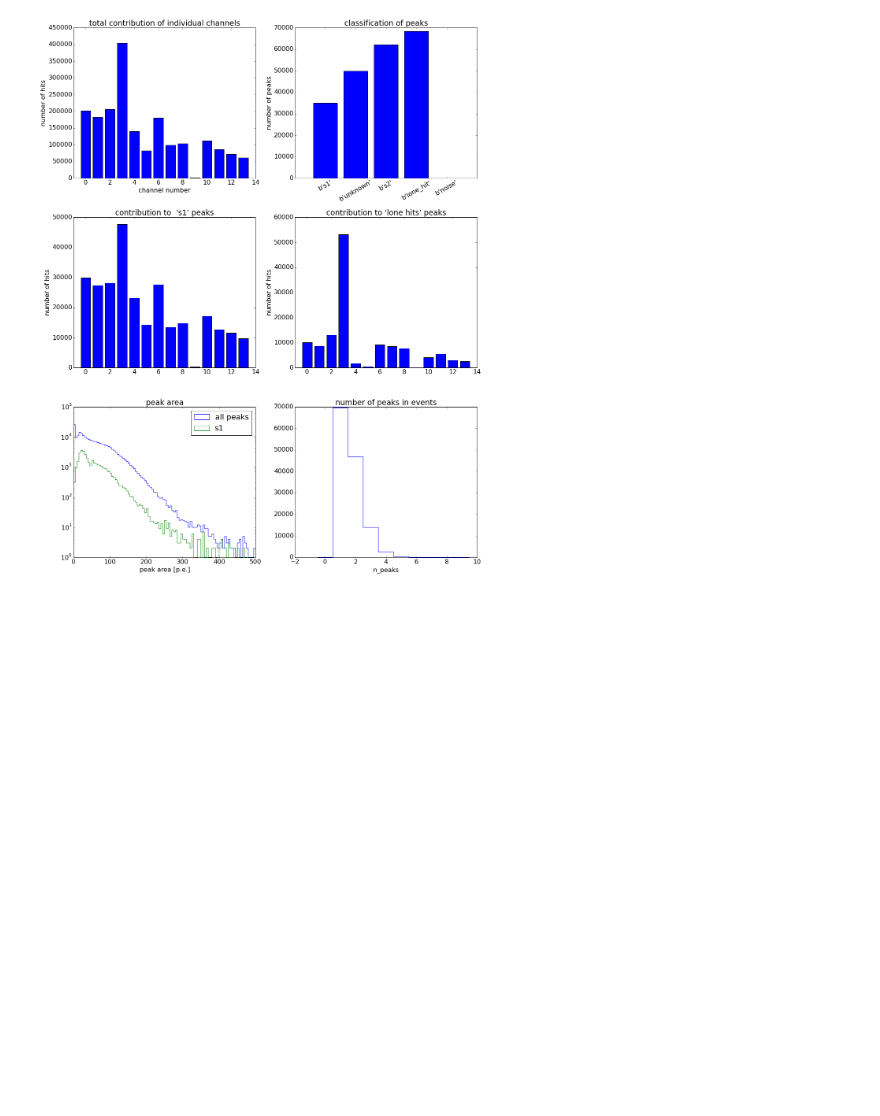
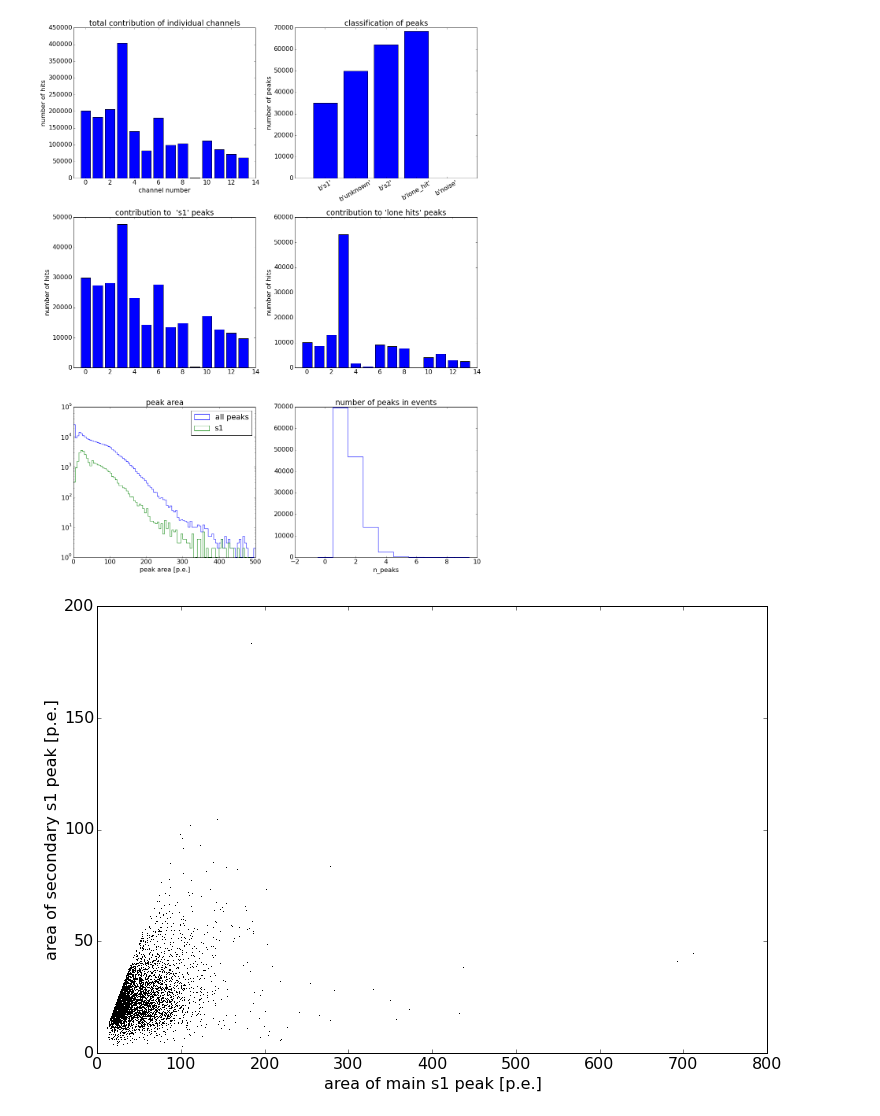
Before and after one commit to olenkajain/pax, a Jupyter notebook: examples/muenster/analysis/Gaseous_basic_statistics.ipynb, the cells around one changed output. Cells and saved outputs as stored; diff of their text form; code cells hidden in the pictures; blank space fills up the shorter version.

Commit message:
Added s1/s1 plot

```diff
--- a/examples/muenster/analysis/Gaseous_basic_statistics.ipynb
+++ b/examples/muenster/analysis/Gaseous_basic_statistics.ipynb
@@ -138,3 +137,38 @@ if True:
     fig.show()
 # %% [output]
 [figure]
+# %%
+### Now finding events that contain >=2 peaks
+### Then plotting energy of first peak (ordered by area) vs the second peak
+
+multi_peak_events = events[events["n_peaks"]>= 2]
+
+peak_by_event = group_by(peaks, "Event")
+
+main_peaks = []
+secondary_peaks = []
+
+for event_peaks in peak_by_event:
+    #print(event_peaks["area"])
+    event_peaks = sorted(event_peaks, key= lambda x : x["area"],reverse=True)
+    #print(event_peaks[0]["area"])
+    if len(event_peaks)<= 1:
+        continue
+    if event_peaks[0]["type"] != b"s1":
+        continue
+    if event_peaks[1]["type"] != b"s1":
+        continue
+    main_peaks.append(event_peaks[0])
+    secondary_peaks.append(event_peaks[1])
+
+
+main_areas = [peak["area"] for peak in main_peaks]
+secondary_areas =[peak["area"] for peak in secondary_peaks]
+
+fig, ax = plt.subplots(1,1, figsize=(12,8))
+ax.plot(main_areas, secondary_areas, "k,")
+ax.set_xlabel("area of main s1 peak [p.e.]")
+ax.set_ylabel("area of secondary s1 peak [p.e.]")
+plt.show()
+# %% [output]
+[figure, added]
```
Also changed, not shown: parts of 1 cell of this notebook.
